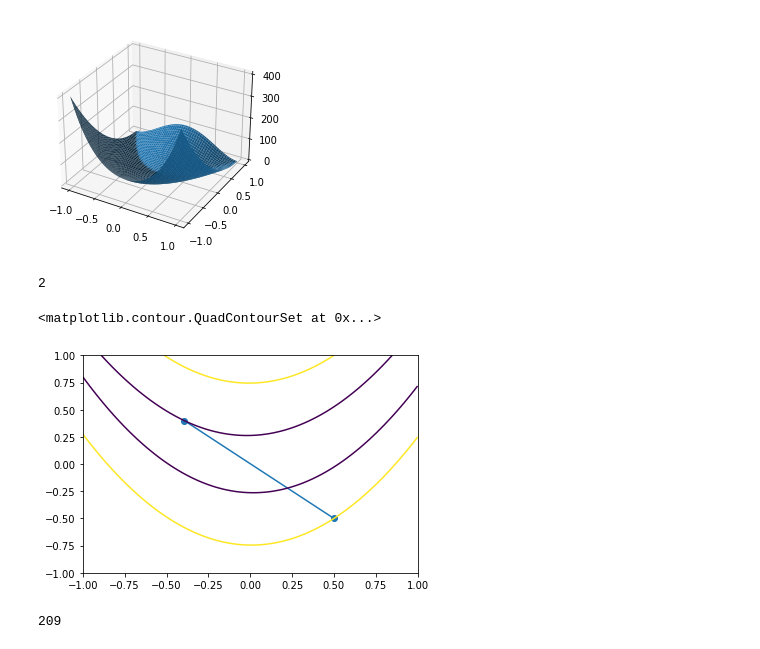
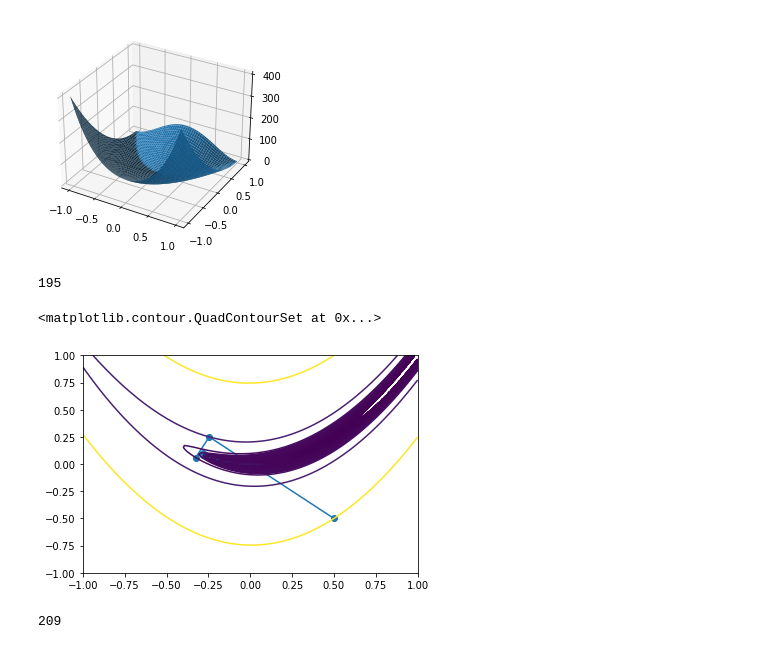
Before and after one commit to IWantToWorkInGoogle/MethodsOfOptimization, a Jupyter notebook: Lab1.ipynb, the cells around one changed output. Saved outputs shown, nothing was run; the diff lists cells and outputs as text; code cells hidden in the pictures.

```diff
--- a/Lab1.ipynb
+++ b/Lab1.ipynb
@@ -11,12 +11,14 @@ def grad(f,x):
     r = f(x[:,np.newaxis] - h * np.eye(x.size));
     return (l - r)/(2*h)
 # %%
-def gradient_descent(f,x,lr):
+def gradient_descent(f,x,lr,lim=2000):
     points = []
     points.append(x)
     while f(x) - f(x - lr * (g := grad(f,x))) > eps:
         x = x - lr * g
         points.append(x)
+        if len(points) > lim:
+          return np.array([])
     return np.array(points)
 # %%
 def cond_number(f):
@@ -319,17 +323,17 @@ ax.plot_surface(X,Y,f(np.stack((X,Y))))
 <mpl_toolkits.mplot3d.art3d.Poly3DCollection at 0x...>
 [figure]
 # %%
-lr = 0.006
+lr = 0.005
 
 x = np.array([0.5,-0.5])
 points = gradient_descent(f, x, lr)
 print(len(points))
 plt.plot(points[:, 0], points[:, 1], 'o-')
 plt.contour(X, Y, f([X, Y]), levels=sorted([f(p) for p in points]))
 # %% [output]
-2
+195
 <matplotlib.contour.QuadContourSet at 0x...>
-[figure, old version]
+[figure, new version]
 # %%
 lr = 0.006
 epoch = 10
```
Also changed, not shown: parts of 14 cells of this notebook, 39 other files.
